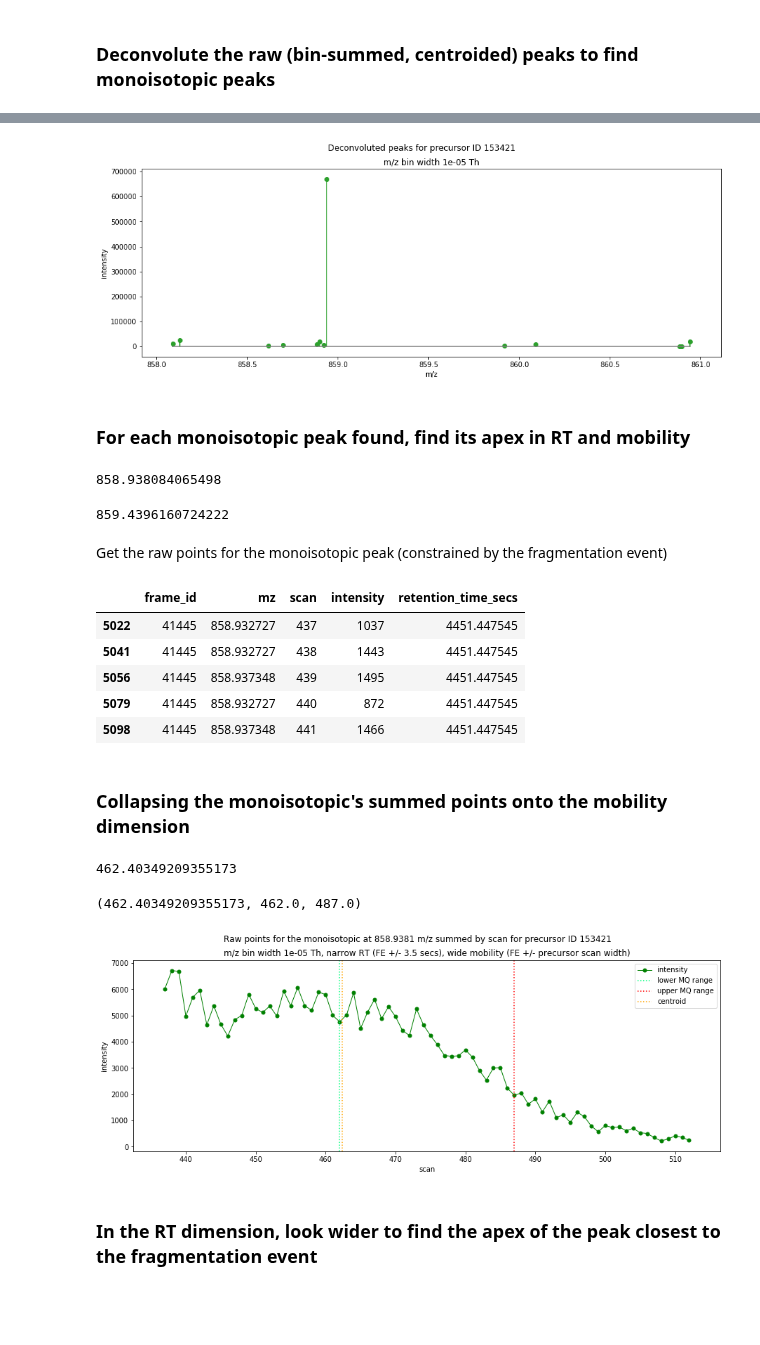
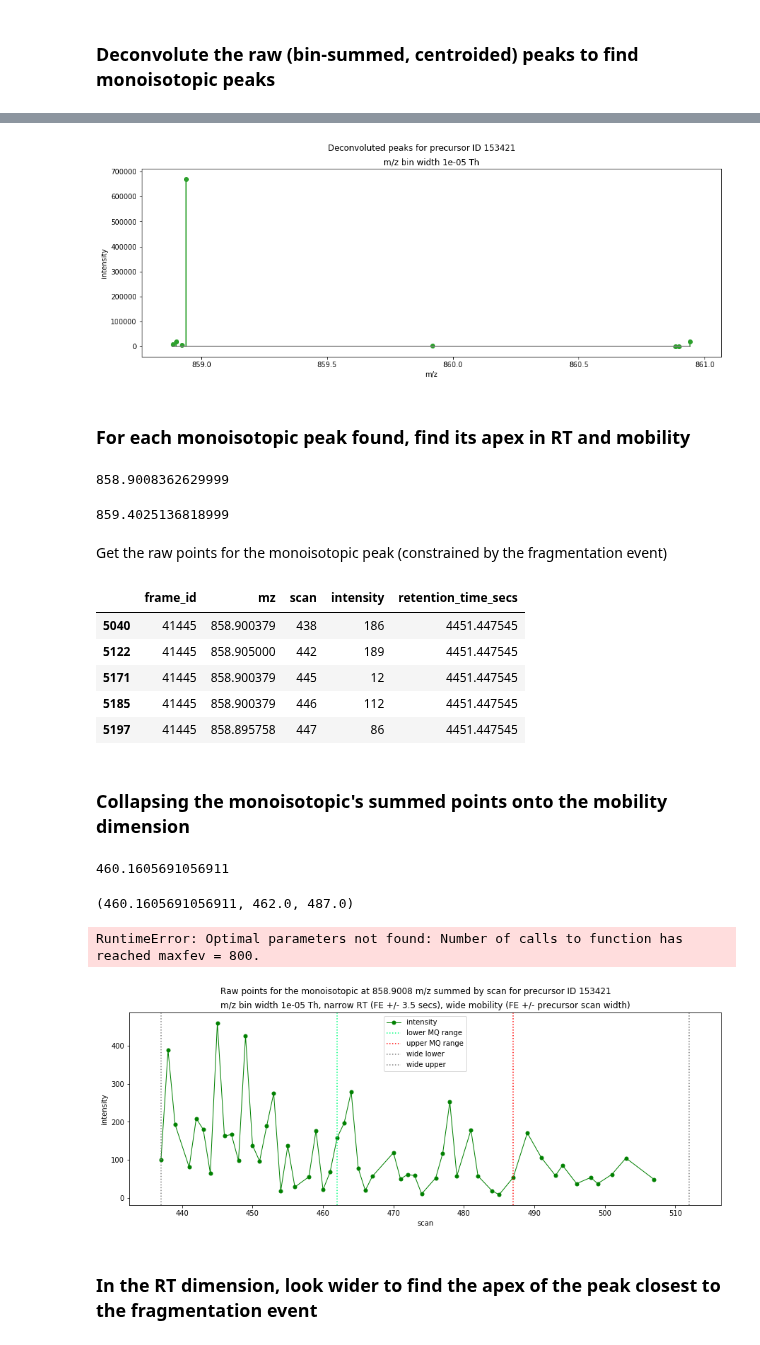
Before and after one commit to WEHI-Proteomics/tfde, a Jupyter notebook: notebooks/feature extraction from PASEF isolation windows.ipynb, the cells around one changed output, grey strips where cells are left out. Saved outputs shown, nothing was run; the diff lists cells and outputs as text; code cells hidden in the pictures; blank space fills up the shorter version.

```diff
--- a/notebooks/feature extraction from PASEF isolation windows.ipynb
+++ b/notebooks/feature extraction from PASEF isolation windows.ipynb
@@ -93,0 +122,3 @@ isolation_window_df.head()
+# %%
+for idx,group_df in isolation_window_df.groupby('Precursor'):
+    print("precursor {} has {} frames".format(int(group_df.iloc[0].Precursor), len(group_df)))
@@ -417,8 +466,8 @@ Wall time: 266 ms
 # %%
 peaks_l = []
 for peak in deconvoluted_peaks:
-    # discard a monoisotopic peak that has a second isotope with intensity of 1 (rubbish value)
-    if ((len(peak.envelope) > 1) and (peak.envelope[1][1] > 1)):
+    # discard a monoisotopic peak that has either of the first two peaks as placeholders (indicated by intensity of 1)
+    if ((len(peak.envelope) >= 3) and (peak.envelope[0][1] > 1) and (peak.envelope[1][1] > 1)):
         peaks_l.append((peak.mz, peak.neutral_mass, peak.intensity, peak.score, peak.signal_to_noise, peak.envelope))
         print("{}\n".format(peak))
 
@@ -476,27 +518,27 @@ plt.suptitle('Deconvoluted peaks for precursor ID {}'.format(precursor_id))
 plt.title('m/z bin width {} Th'.format(MS1_MZ_BIN_WIDTH))
 plt.show()
 # %% [output]
-[figure, old version]
+[figure, new version]
 # %% [markdown]
 ### For each monoisotopic peak found, find its apex in RT and mobility
 # %%
 # picking one of the monoisotopic peaks for analysis
-DECONVOLUTED_PEAK_IDX = 2
+DECONVOLUTED_PEAK_IDX = 1
 feature_monoisotopic_mz = deconvoluted_peaks_df.iloc[DECONVOLUTED_PEAK_IDX].mz
 # %%
 feature_monoisotopic_mz
 # %% [output]
-858.938084065498
+858.9008362629999
 # %%
 second_peak_mz = deconvoluted_peaks_df.iloc[DECONVOLUTED_PEAK_IDX].envelope[1][0]
 # %%
 second_peak_mz
 # %% [output]
-859.4396160724222
+859.4025136818999
 # %% [markdown]
 Get the raw points for the monoisotopic peak (constrained by the fragmentation event)
 # %%
-MZ_TOLERANCE_PPM = 20
+MZ_TOLERANCE_PPM = 10
 MZ_TOLERANCE_PERCENT = MZ_TOLERANCE_PPM * 10**-4
 # %%
 monoisotopic_mz_ppm_tolerance = feature_monoisotopic_mz * MZ_TOLERANCE_PERCENT / 100
@@ -508,11 +550,11 @@ monoisotopic_raw_points_df = fe_raw_points_df[(fe_raw_points_df.mz >= monoisotop
 monoisotopic_raw_points_df.head()
 # %% [output]
 |  | frame_id | mz | scan | intensity | retention_time_secs |
-| 5022 | 41445 | 858.932727 | 437 | 1037 | 4451.447545 |
-| 5041 | 41445 | 858.932727 | 438 | 1443 | 4451.447545 |
-| 5056 | 41445 | 858.937348 | 439 | 1495 | 4451.447545 |
-| 5079 | 41445 | 858.932727 | 440 | 872 | 4451.447545 |
-| 5098 | 41445 | 858.937348 | 441 | 1466 | 4451.447545 |
+| 5040 | 41445 | 858.900379 | 438 | 186 | 4451.447545 |
+| 5122 | 41445 | 858.905000 | 442 | 189 | 4451.447545 |
+| 5171 | 41445 | 858.900379 | 445 | 12 | 4451.447545 |
+| 5185 | 41445 | 858.900379 | 446 | 112 | 4451.447545 |
+| 5197 | 41445 | 858.895758 | 447 | 86 | 4451.447545 |
 # %% [markdown]
 ### Collapsing the monoisotopic's summed points onto the mobility dimension
 # %%
@@ -522,7 +564,7 @@ centroid_scan = peakutils.centroid(scan_df.scan, scan_df.intensity)
 # %%
 centroid_scan
 # %% [output]
-462.40349209355173
+460.1605691056911
 # %%
 feature_scan_centroid = centroid_scan
 feature_scan_lower = window_df.ScanNumBegin
@@ -530,4 +572,9 @@ feature_scan_upper = window_df.ScanNumEnd
 # %%
 feature_scan_centroid, feature_scan_lower, feature_scan_upper
 # %% [output]
-(462.40349209355173, 462.0, 487.0)
+(460.1605691056911, 462.0, 487.0)
+# %%
+g_param = peakutils.peak.gaussian_fit(scan_df.scan, scan_df.intensity, center_only=False)
+g_param
+# %% [output]
+RuntimeError: Optimal parameters not found: Number of calls to function has reached maxfev = 800.
@@ -534,20 +583,22 @@ feature_scan_centroid, feature_scan_lower, feature_scan_upper
 # %%
 f, ax = plt.subplots()
 ax.plot(scan_df.scan, scan_df.intensity, marker='o', color='green', linestyle='-', linewidth=1, ms=5)
+# ax.plot(scan_df.scan, g, marker='', color='purple', linestyle='-', linewidth=1, ms=5)
 plt.axvline(x=window_df.ScanNumBegin, linestyle=':', color='springgreen', label='lower MQ range')
 plt.axvline(x=window_df.ScanNumEnd, linestyle=':', color='red', label='upper MQ range')
-plt.axvline(x=centroid_scan, linestyle=':', color='orange', label='centroid')
+plt.axvline(x=wide_scan_lower, linestyle=':', color='gray', label='wide lower')
+plt.axvline(x=wide_scan_upper, linestyle=':', color='gray', label='wide upper')
 plt.legend(loc='best')
 plt.xlabel('scan')
 plt.ylabel('intensity')
 f.set_figheight(5)
 f.set_figwidth(15)
 plt.suptitle('Raw points for the monoisotopic at {:.4f} m/z summed by scan for precursor ID {}'.format(feature_monoisotopic_mz, precursor_id))
 plt.title('m/z bin width {} Th, narrow RT (FE +/- {} secs), wide mobility (FE +/- precursor scan width)'.format(MS1_MZ_BIN_WIDTH, RT_FRAGMENT_EVENT_DELTA_SECS))
 plt.margins(0.06)
 plt.show()
 # %% [output]
-[figure, old version]
+[figure, new version]
 # %% [markdown]
 ### In the RT dimension, look wider to find the apex of the peak closest to the fragmentation event
 # %%
```
Also changed, not shown: parts of 22 cells of this notebook.
